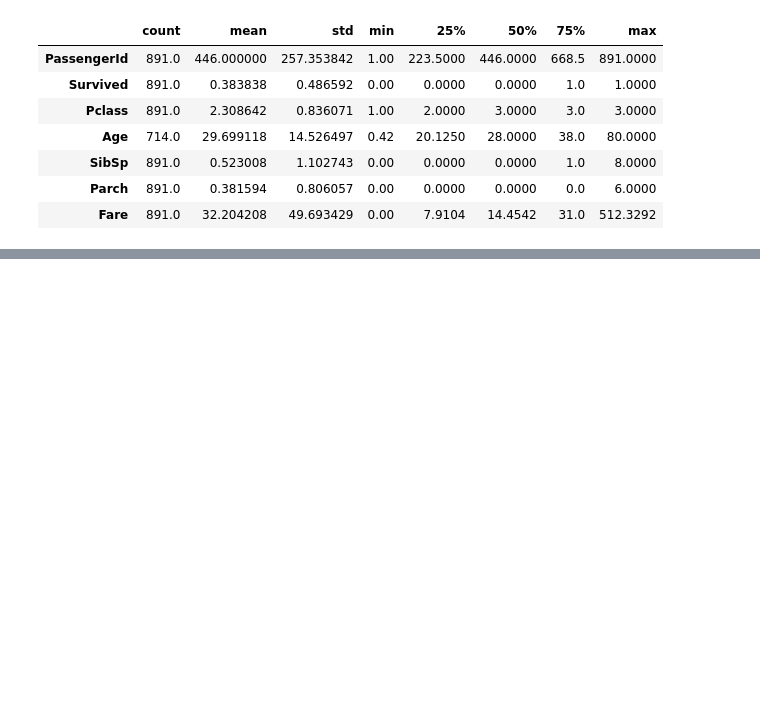
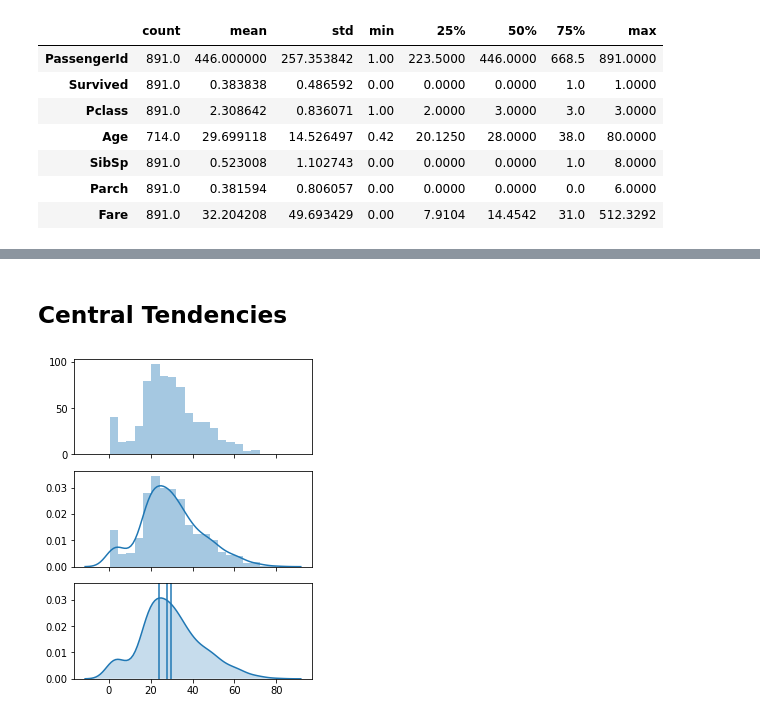
Before and after one commit to jmarshvaile/kaggle-titanic, a Jupyter notebook: 01_exploratory_analysis.ipynb, the cells around one changed output, grey strips where cells are left out. Saved outputs shown, nothing was run; the diff lists cells and outputs as text; code cells hidden in the pictures; blank space fills up the shorter version.

Commit message:
Age analysis: central tendencies initial commit

```diff
--- a/01_exploratory_analysis.ipynb
+++ b/01_exploratory_analysis.ipynb
@@ -70,3 +73,27 @@ titanic.tail()
 | 888 | 889 | 0 | 3 | Johnston, Miss. Catherine Helen "... | female | NaN | 1 | 2 | W./C. 6607 | 23.45 | ... |
 | 889 | 890 | 1 | 1 | Behr, Mr. Karl Howell | male | 26.0 | 0 | 0 | 111369 | 30.00 | ... |
 | 890 | 891 | 0 | 3 | Dooley, Mr. Patrick | male | 32.0 | 0 | 0 | 370376 | 7.75 | ... |
+# %% [markdown]
+## Central Tendencies
+# %%
+x = titanic['Age'].dropna().sort_values().values
+x_mean = statistics.mean(x)
+x_median = statistics.median(x)
+x_mode = statistics.mode(x)
+
+fig, ax = plt.subplots(3, sharex=True, figsize=(4,5))
+
+sns.distplot(x, kde=False, ax=ax[0])
+
+sns.distplot(x, ax=ax[1])
+
+sns.kdeplot(x, shade=True, ax=ax[2])
+ax[2].axvline(x_mean)
+ax[2].axvline(x_median)
+ax[2].axvline(x_mode)
+ax[2].get_shared_y_axes().join(ax[1],ax[2])
+ax[2].autoscale()
+
+plt.tight_layout()
+# %% [output]
+[figure, added]
```
Also changed, not shown: parts of 1 cell of this notebook.
